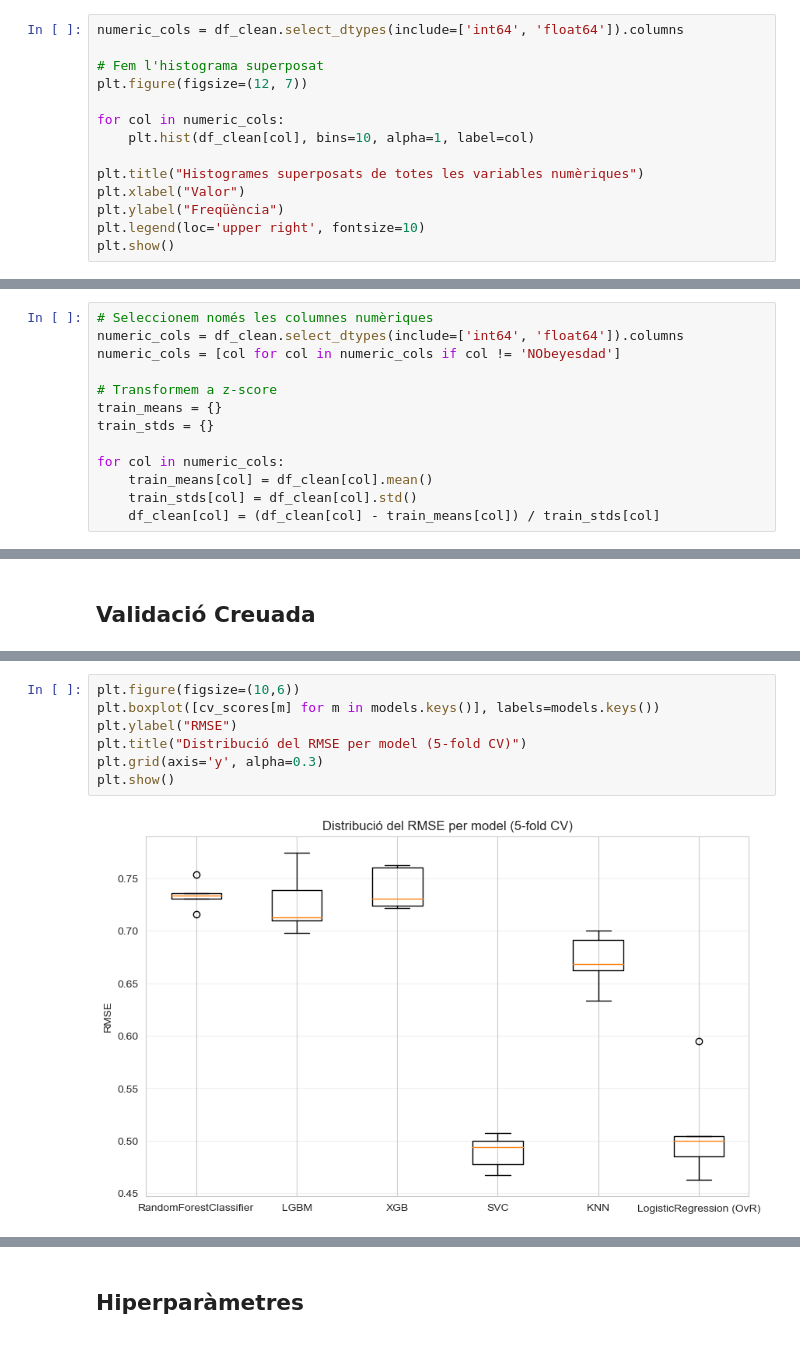
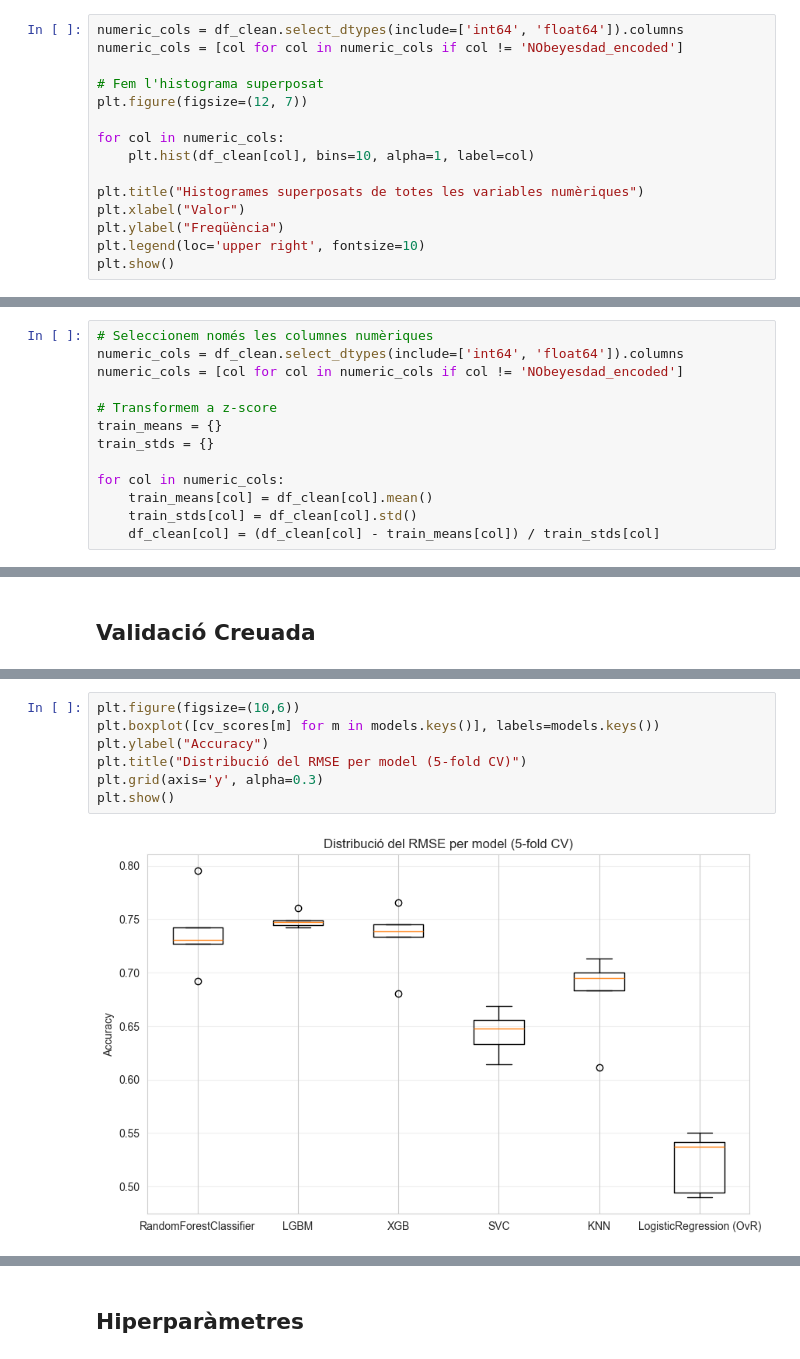
Before and after one commit to natalianavarroriera/Obesitat-APC, a Jupyter notebook: cas_kaggle_classificacio.ipynb, the cells around one changed output, grey strips where cells are left out. Saved outputs shown, nothing was run; the diff lists cells and outputs as text.

```diff
--- a/cas_kaggle_classificacio.ipynb
+++ b/cas_kaggle_classificacio.ipynb
@@ -390,6 +407,7 @@ plt.show()
 Mirem un histograma general de la distribuició de totes les variables per veure si hem de fer normalització
 # %%
 numeric_cols = df_clean.select_dtypes(include=['int64', 'float64']).columns
+numeric_cols = [col for col in numeric_cols if col != 'NObeyesdad_encoded']
 
 # Fem l'histograma superposat
 plt.figure(figsize=(12, 7))
@@ -409,7 +427,7 @@ Per normalitzar, ho hem de fer sobre el conjunt de dades TRAIN. Per això fem pr
 # %%
 # Seleccionem només les columnes numèriques
 numeric_cols = df_clean.select_dtypes(include=['int64', 'float64']).columns
-numeric_cols = [col for col in numeric_cols if col != 'NObeyesdad']
+numeric_cols = [col for col in numeric_cols if col != 'NObeyesdad_encoded']
 
 # Transformem a z-score
 train_means = {}
@@ -738,9 +687,9 @@ Comparació de models amb accuracy i temps total (validació creuada 5-fold)
 # %%
 plt.figure(figsize=(10,6))
 plt.boxplot([cv_scores[m] for m in models.keys()], labels=models.keys())
-plt.ylabel("RMSE")
+plt.ylabel("Accuracy")
 plt.title("Distribució del RMSE per model (5-fold CV)")
 plt.grid(axis='y', alpha=0.3)
 plt.show()
 # %% [output]
-[figure, old version]
+[figure, new version]
```
Also changed, not shown: parts of 41 cells of this notebook.
